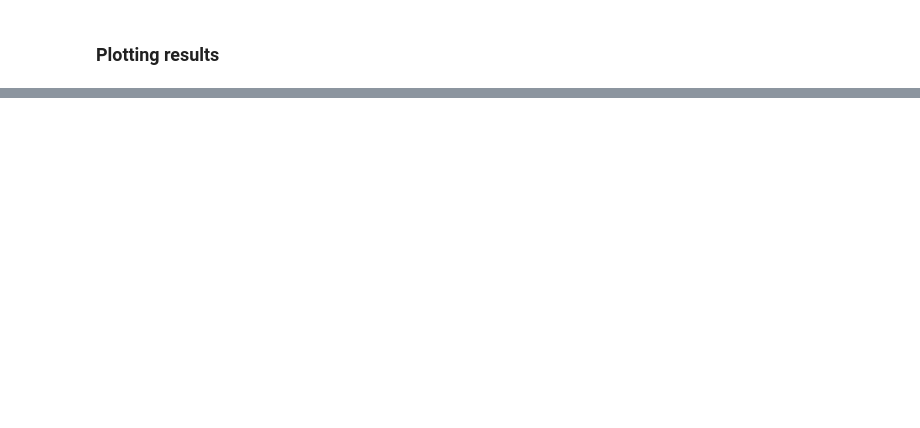
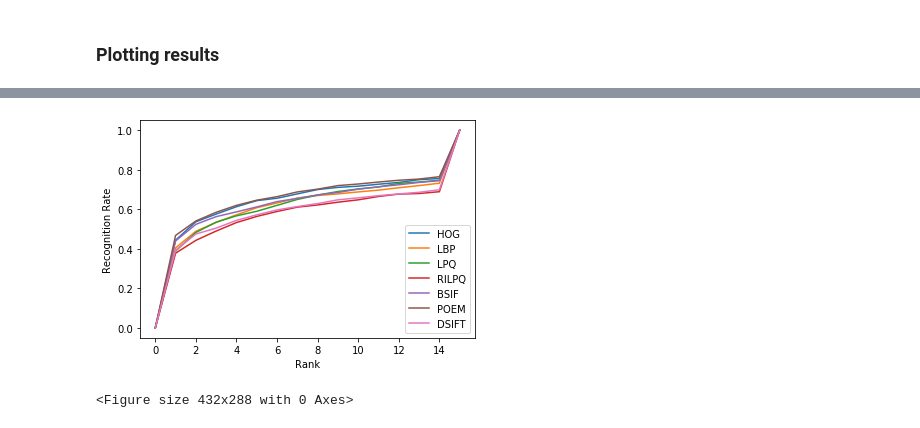
Before and after one commit to grisellycooper/FeatureExtractor_Imagenet, a Jupyter notebook: GetMetrics.ipynb, the cells around one changed output, grey strips where cells are left out. Cells and saved outputs as stored; diff of their text form; code cells hidden in the pictures; blank space fills up the shorter version.

```diff
--- a/GetMetrics.ipynb
+++ b/GetMetrics.ipynb
@@ -149,0 +161,19 @@ plt.savefig('Rank_Handcrafted.png')
+# %%
+plt.figure()
+line_hog, = plt.plot(np.cumsum(rate_hog))
+line_lbp, = plt.plot(np.cumsum(rate_lbp))
+line_lpq, = plt.plot(np.cumsum(rate_lpq))
+line_rilpq, = plt.plot(np.cumsum(rate_rilpq))
+line_bsif, = plt.plot(np.cumsum(rate_bsif))
+line_poem, = plt.plot(np.cumsum(rate_poem))
+line_dsift, = plt.plot(np.cumsum(rate_dsift))
+plt.legend((line_hog, line_lbp, line_lpq, line_rilpq, line_bsif, line_poem, line_dsift),
+           ('HOG', 'LBP', 'LPQ', 'RILPQ', 'BSIF', 'POEM', 'DSIFT'))
+plt.xlabel('Rank')
+plt.ylabel('Recognition Rate') #for each component
+#plt.title('Title')
+plt.show()
+plt.savefig('Rank15_Handcrafted.png')
+# %% [output]
+[figure, added]
+<Figure size 432x288 with 0 Axes>
```
Also changed, not shown: parts of 9 cells of this notebook, 2 other files.
